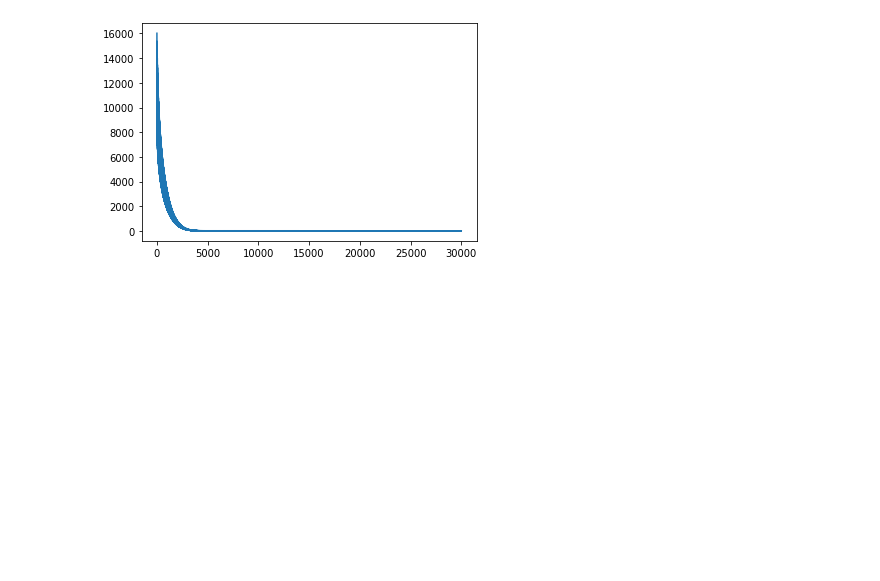
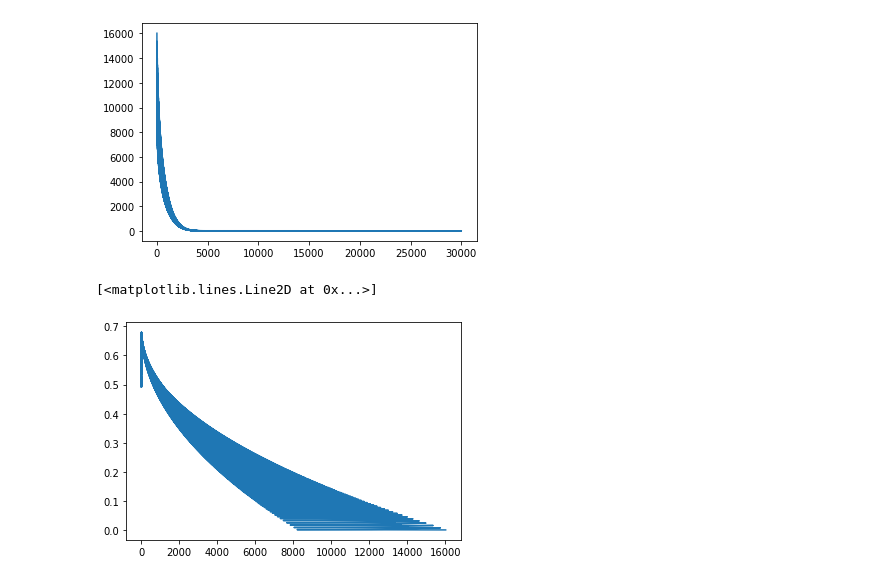
Before and after one commit to YousraAshour/Supervised_machine_learning, a Jupyter notebook: ADAM_Mini_Batch.ipynb, the cells around one changed output. Drawn from its saved outputs; the diff is of its cells as text; code cells hidden in the pictures; blank space fills up the shorter version.

```diff
--- a/ADAM_Mini_Batch.ipynb
+++ b/ADAM_Mini_Batch.ipynb
@@ -32,6 +32,10 @@ def Adam_MiniBatch (x,y,m,v,eps,alpha,batch,epochs,Theta,B1,B2):
   losses=[]
   iters=[]
   iter=0
+  Theta0=[]
+  Theta1=[]
+  Theta2=[]
+  Theta3=[]
   for e in range (epochs):
 
           for i in range (x.shape[0]//batch):
@@ -64,14 +68,18 @@ def Adam_MiniBatch (x,y,m,v,eps,alpha,batch,epochs,Theta,B1,B2):
               Theta= Theta - alpha*(m_cor/(np.sqrt(v_cor)+eps))
               Theta= Theta.reshape(1,x.shape[1])
               # print('Theta', Theta)
+              Theta0.append(Theta[:,0])
+              Theta1.append(Theta[:,1])
+              Theta2.append(Theta[:,2])
+              Theta3.append(Theta[:,3])
 
               iters.append(iter)
               iter+=1
 
 
-  return Theta, losses ,iters
+  return Theta, losses ,iters,Theta0,Theta1,Theta2,Theta3
 # %%
-Theta, losses,iters =  Adam_MiniBatch (x,y,m,v,eps,alpha,batch,epochs,Theta,B1,B2)
+Theta, losses,iters,Theta0,Theta1,Theta2,Theta3 =  Adam_MiniBatch (x,y,m,v,eps,alpha,batch,epochs,Theta,B1,B2)
 y_pred= np.dot(x,np.transpose(Theta))
 score=r2_score(y,y_pred)
 score
@@ -90,3 +98,8 @@ plt.plot(losses)
 # %% [output]
 [<matplotlib.lines.Line2D at 0x...>]
 [figure]
+# %%
+plt.plot(losses,Theta0)
+# %% [output]
+[<matplotlib.lines.Line2D at 0x...>]
+[figure, added]
```
Also changed, not shown: parts of 3 cells of this notebook.
